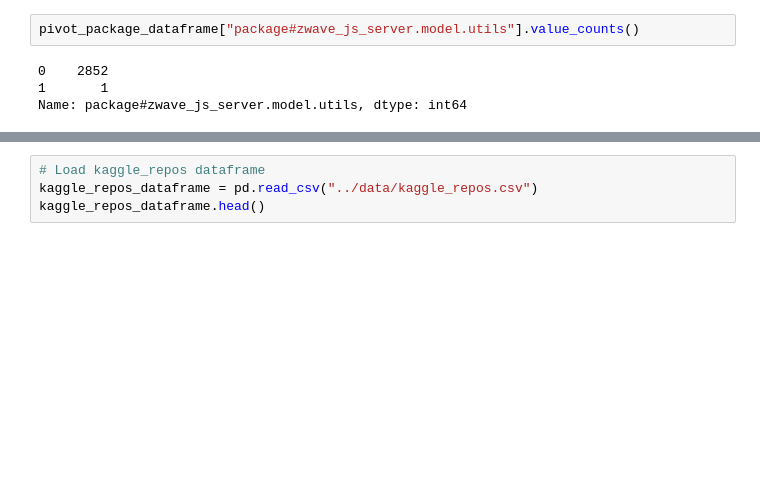
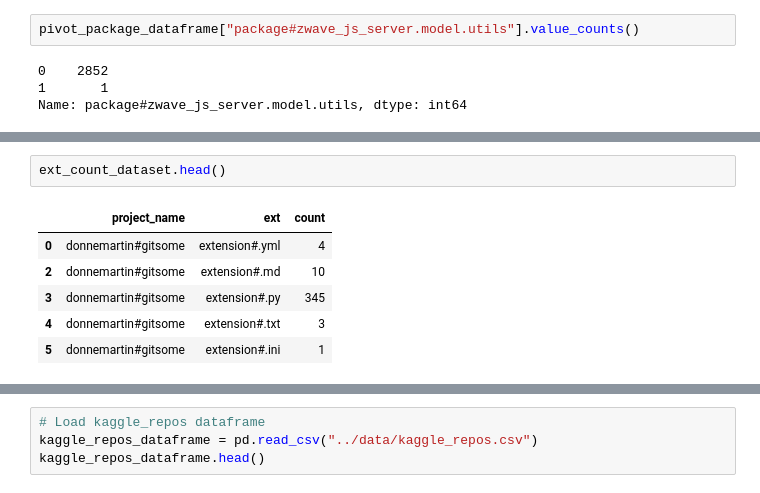
Before and after one commit to zuevmaxim/itmo-ibd, a Jupyter notebook: classification/prepare_count_dataset.ipynb, the cells around one changed output, grey strips where cells are left out. Cells and saved outputs as stored; diff of their text form; blank space fills up the shorter version.

```diff
--- a/classification/prepare_count_dataset.ipynb
+++ b/classification/prepare_count_dataset.ipynb
@@ -74,0 +120,9 @@ Name: package#zwave_js_server.model.utils, dtype: int64
+# %%
+ext_count_dataset.head()
+# %% [output]
+|  | project_name | ext | count |
+| 0 | donnemartin#gitsome | extension#.yml | 4 |
+| 2 | donnemartin#gitsome | extension#.md | 10 |
+| 3 | donnemartin#gitsome | extension#.py | 345 |
+| 4 | donnemartin#gitsome | extension#.txt | 3 |
+| 5 | donnemartin#gitsome | extension#.ini | 1 |
```
Also changed, not shown: parts of 19 cells of this notebook.
